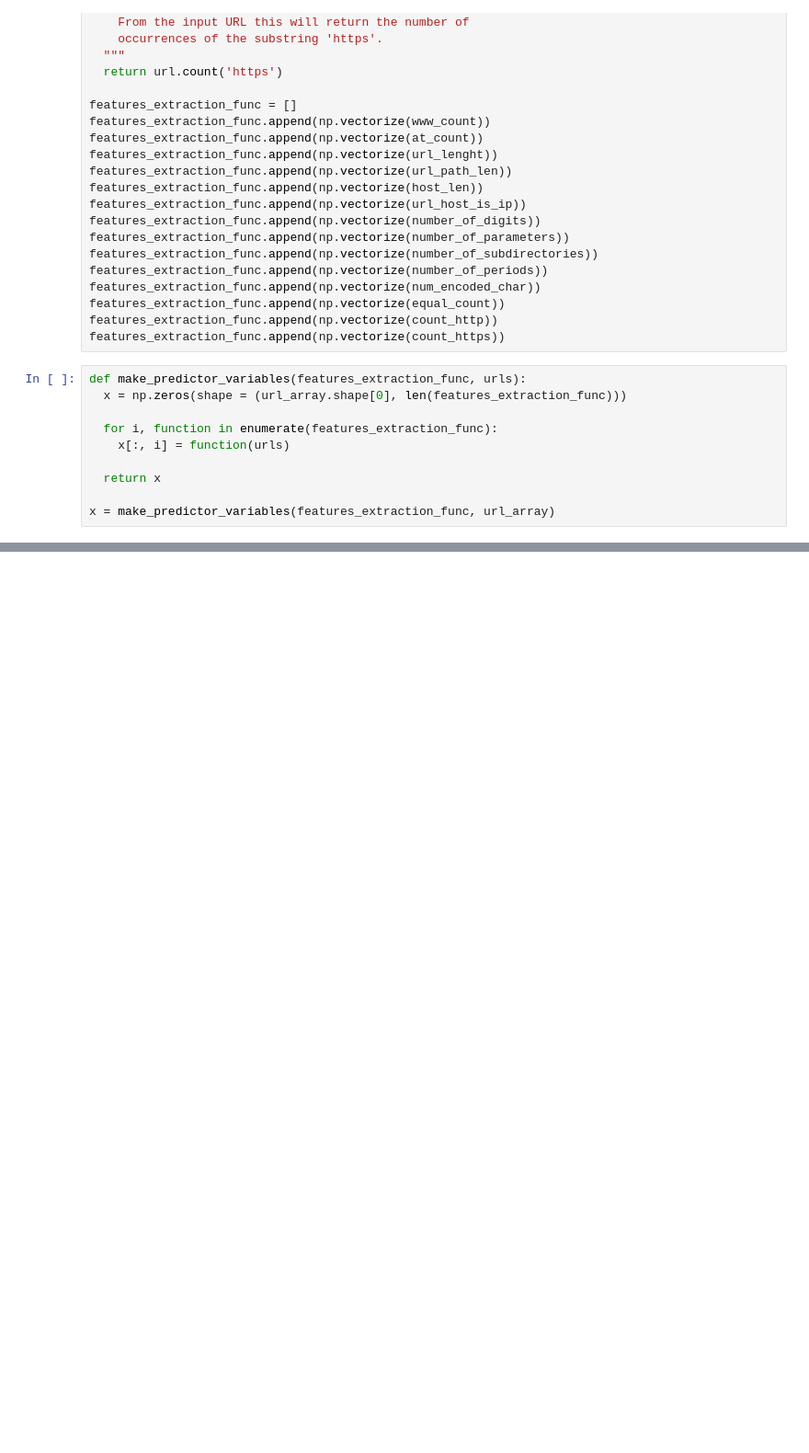
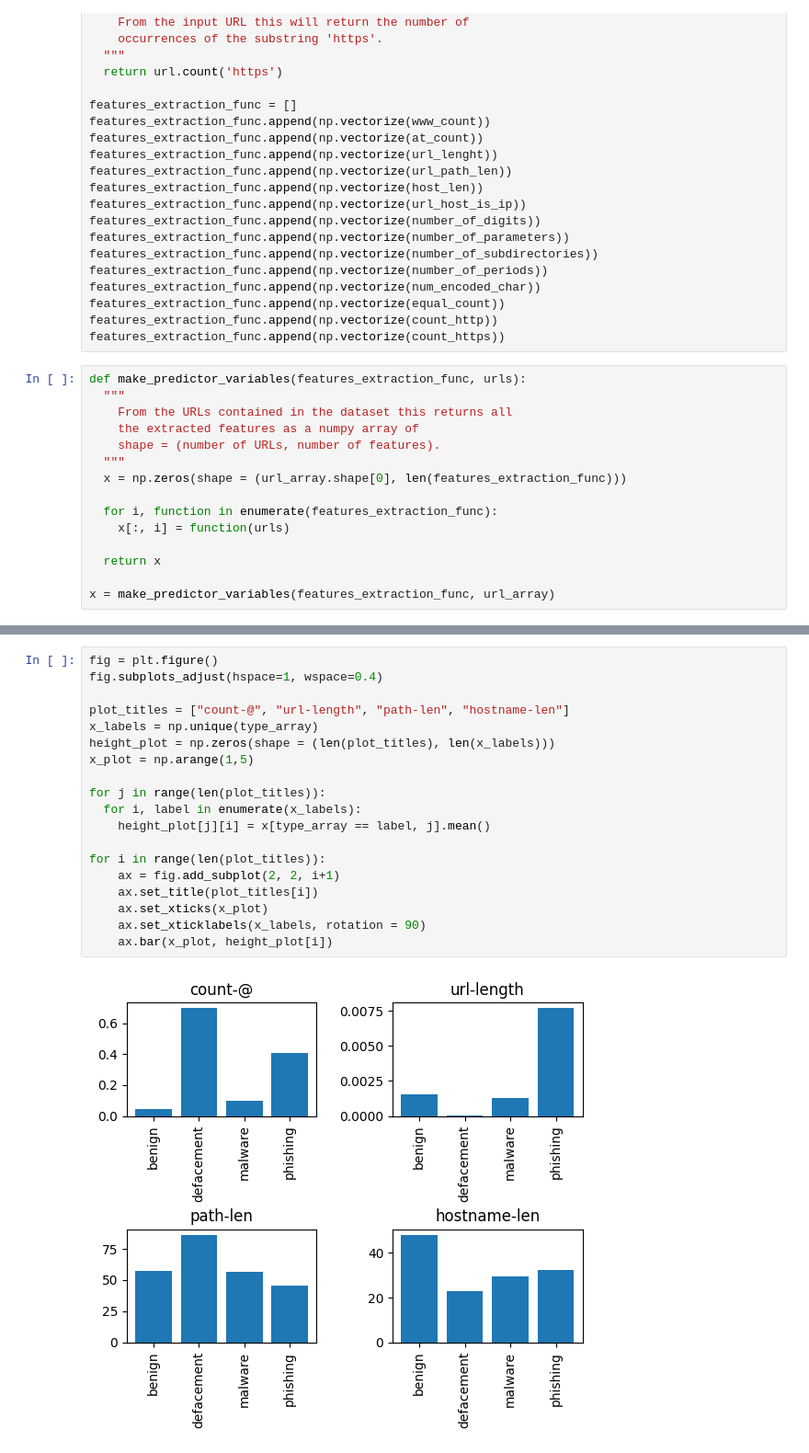
Before and after one commit to saugabriele/Machine_Learning_Project, a Jupyter notebook: Machine_Learning_Project.ipynb, the cells around one changed output, grey strips where cells are left out. Shown: that part at 92% size. Drawn from its saved outputs; the diff is of its cells as text; blank space fills up the shorter version.

```diff
--- a/Machine_Learning_Project.ipynb
+++ b/Machine_Learning_Project.ipynb
@@ -158,6 +160,11 @@ features_extraction_func.append(np.vectorize(count_http))
 features_extraction_func.append(np.vectorize(count_https))
 # %%
 def make_predictor_variables(features_extraction_func, urls):
+  """
+    From the URLs contained in the dataset this returns all
+    the extracted features as a numpy array of
+    shape = (number of URLs, number of features).
+  """
   x = np.zeros(shape = (url_array.shape[0], len(features_extraction_func)))
 
   for i, function in enumerate(features_extraction_func):
@@ -168,0 +183,21 @@ x = make_predictor_variables(features_extraction_func, url_array)
+# %%
+fig = plt.figure()
+fig.subplots_adjust(hspace=1, wspace=0.4)
+
+plot_titles = ["count-@", "url-length", "path-len", "hostname-len"]
+x_labels = np.unique(type_array)
+height_plot = np.zeros(shape = (len(plot_titles), len(x_labels)))
+x_plot = np.arange(1,5)
+
+for j in range(len(plot_titles)):
+  for i, label in enumerate(x_labels):
+    height_plot[j][i] = x[type_array == label, j].mean()
+
+for i in range(len(plot_titles)):
+    ax = fig.add_subplot(2, 2, i+1)
+    ax.set_title(plot_titles[i])
+    ax.set_xticks(x_plot)
+    ax.set_xticklabels(x_labels, rotation = 90)
+    ax.bar(x_plot, height_plot[i])
+# %% [output]
+[figure, added]
```
Also changed, not shown: parts of 2 cells of this notebook.
